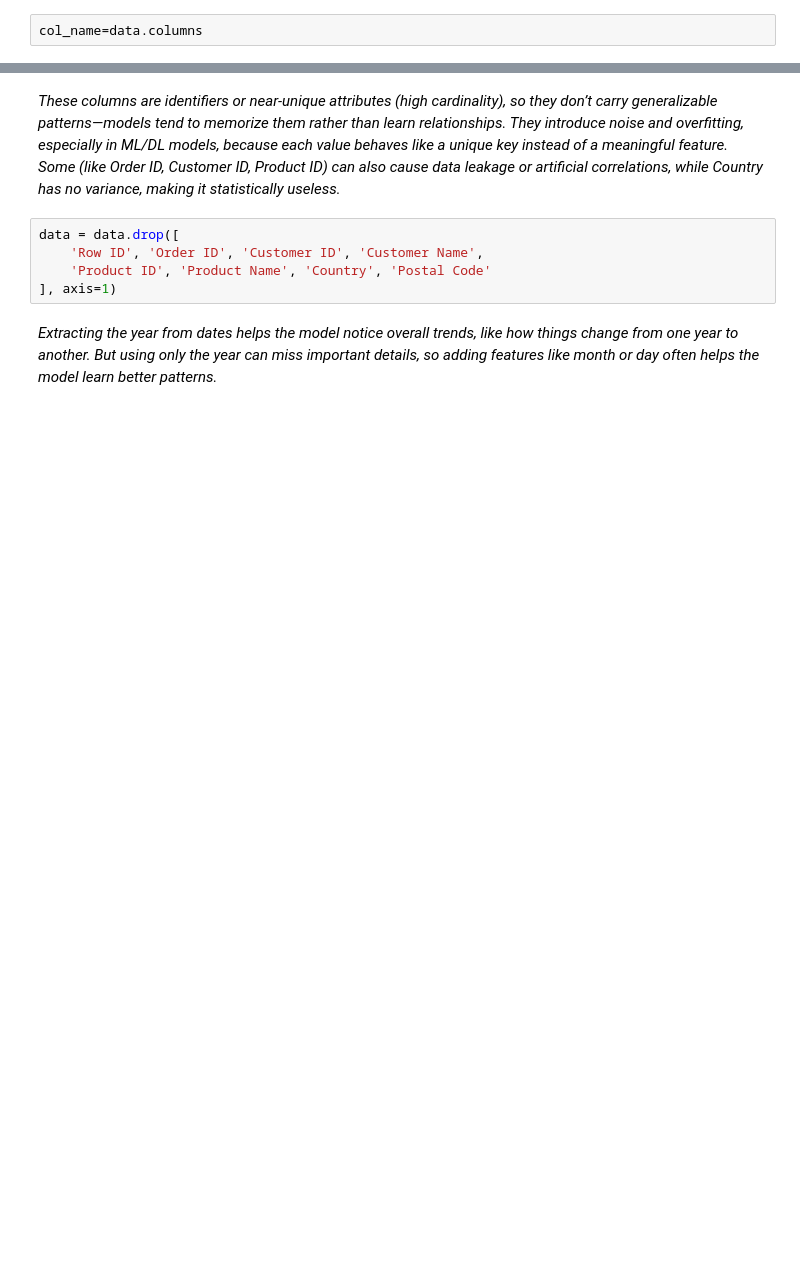
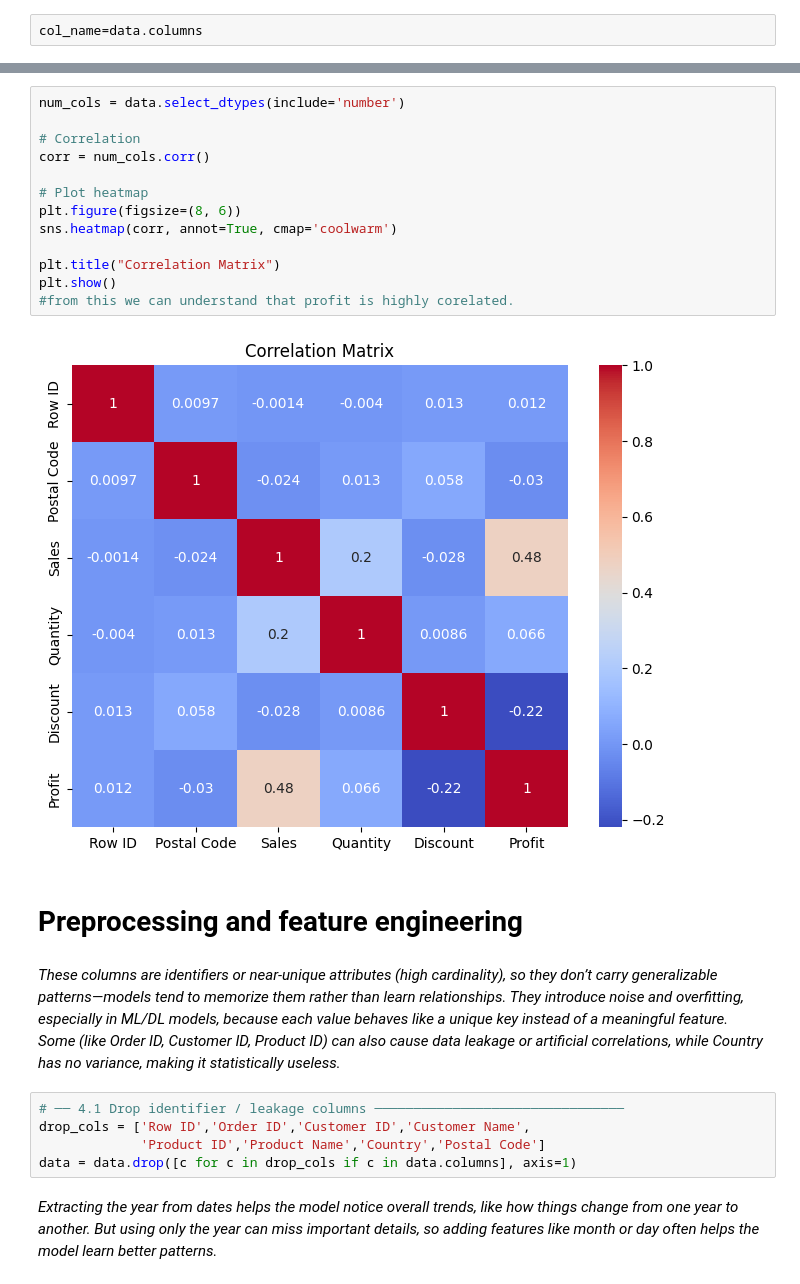
Before and after one commit to jhasankbharadwaj/carprice_prediction, a Jupyter notebook: Dynamic_Pricing_Suggestion_.ipynb, the cells around one changed output, grey strips where cells are left out. Saved outputs shown, nothing was run; the diff lists cells and outputs as text; blank space fills up the shorter version.

```diff
--- a/Dynamic_Pricing_Suggestion_.ipynb
+++ b/Dynamic_Pricing_Suggestion_.ipynb
@@ -47,12 +157,29 @@ for i in data.columns:
+# %%
+num_cols = data.select_dtypes(include='number')
+
+# Correlation
+corr = num_cols.corr()
+
+# Plot heatmap
+plt.figure(figsize=(8, 6))
+sns.heatmap(corr, annot=True, cmap='coolwarm')
+
+plt.title("Correlation Matrix")
+plt.show()
+#from this we can understand that profit is highly corelated.
+# %% [output]
+[figure, added]
+# %% [markdown]
+# **Preprocessing and feature engineering**
 # %% [markdown]
 *These columns are identifiers or near-unique attributes (high cardinality), so they don’t carry generalizable patterns—models tend to memorize them rather than learn relationships.
 They introduce noise and overfitting, especially in ML/DL models, because each value behaves like a unique key instead of a meaningful feature.
 Some (like Order ID, Customer ID, Product ID) can also cause data leakage or artificial correlations, while Country has no variance, making it statistically useless.*
 # %%
-data = data.drop([
-    'Row ID', 'Order ID', 'Customer ID', 'Customer Name',
-    'Product ID', 'Product Name', 'Country', 'Postal Code'
-], axis=1)
+# ── 4.1 Drop identifier / leakage columns ────────────────────────────────
+drop_cols = ['Row ID','Order ID','Customer ID','Customer Name',
+             'Product ID','Product Name','Country','Postal Code']
+data = data.drop([c for c in drop_cols if c in data.columns], axis=1)
 # %% [markdown]
 *Extracting the year from dates helps the model notice overall trends, like how things change from one year to another. But using only the year can miss important details, so adding features like month or day often helps the model learn better patterns.*
 # %%
```
Also changed, not shown: parts of 29 cells of this notebook.
